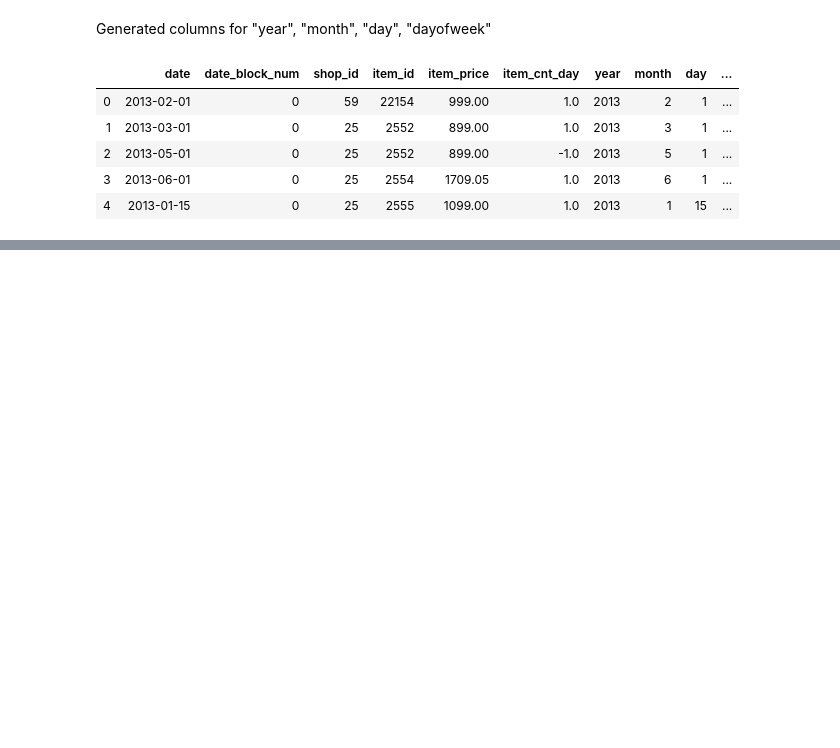
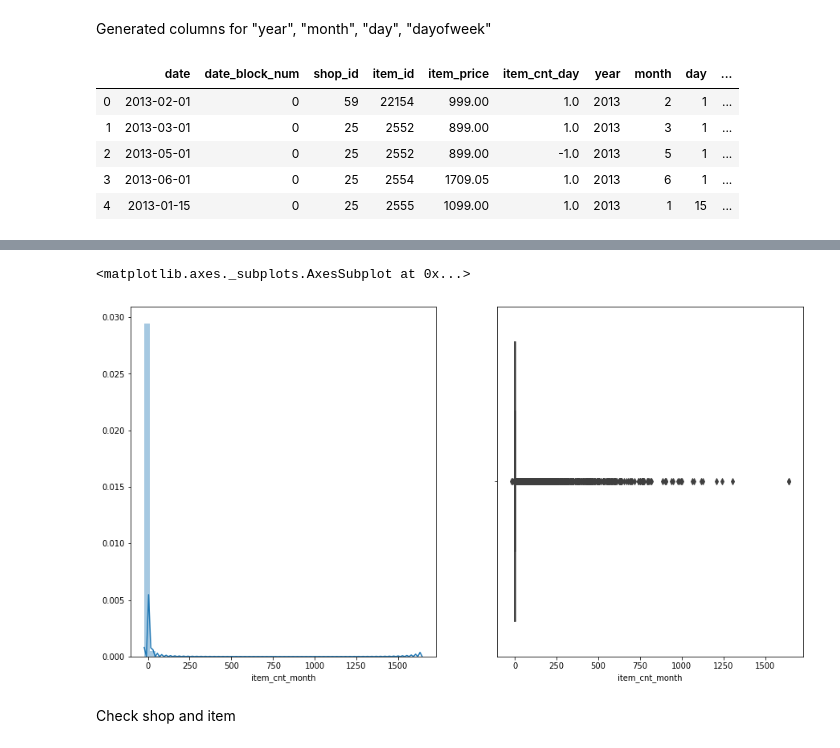
Before and after one commit to ShinsakuOkazaki/pred-future-sales, a Jupyter notebook: notebooks/EDA.ipynb, the cells around one changed output, grey strips where cells are left out. Saved outputs shown, nothing was run; the diff lists cells and outputs as text; code cells hidden in the pictures; blank space fills up the shorter version.

```diff
--- a/notebooks/EDA.ipynb
+++ b/notebooks/EDA.ipynb
@@ -140,0 +146,9 @@ sales_train_file.groupby(['date_block_num', 'shop_id', 'item_id'])['item_price',
+# %%
+fig, axs = plt.subplots(1, 2, figsize=(15, 8))
+sns.distplot(shop_item_date_block.item_cnt_month, ax=axs[0])
+sns.boxplot(shop_item_date_block.item_cnt_month, ax=axs[1])
+# %% [output]
+<matplotlib.axes._subplots.AxesSubplot at 0x...>
+[figure, added]
+# %% [markdown]
+Check shop and item
```
Also changed, not shown: parts of 33 cells of this notebook, 1 other file.
